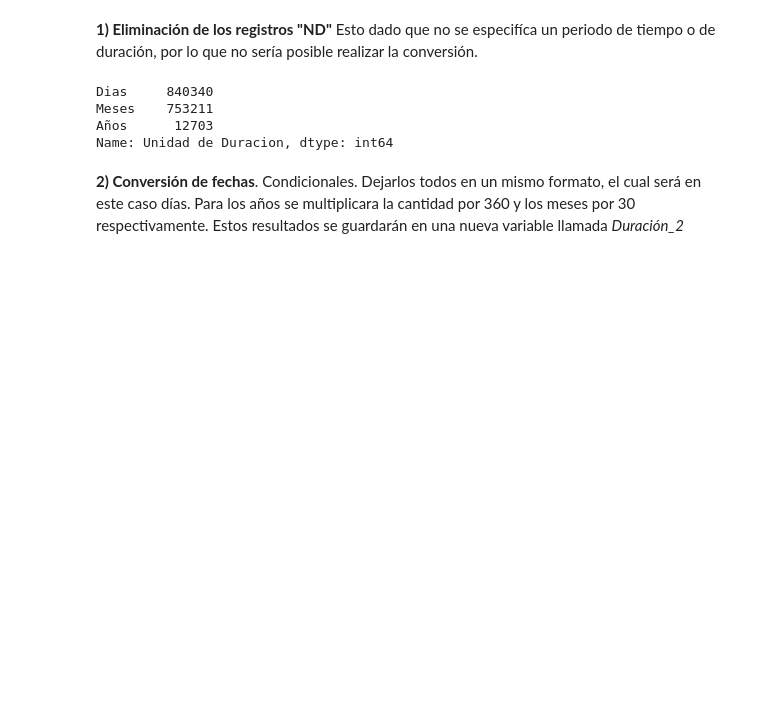
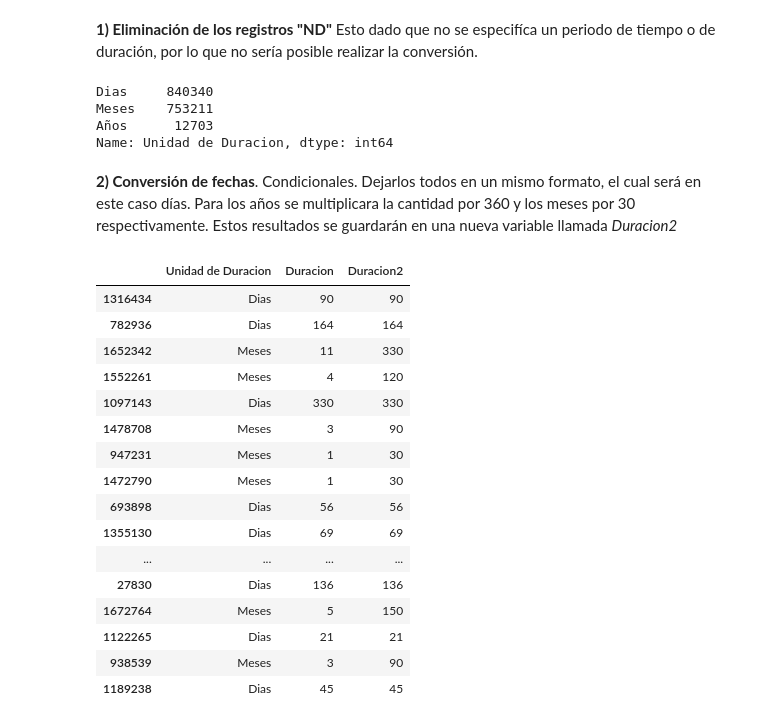
Before and after one commit to JeiberDiaz/1.-Talleres-visualizaci-n, a Jupyter notebook: Taller2_Limpieza_Transformacion_Datos.ipynb, the cells around one changed output. Cells and saved outputs as stored; diff of their text form; code cells hidden in the pictures; blank space fills up the shorter version.

```diff
--- a/Taller2_Limpieza_Transformacion_Datos.ipynb
+++ b/Taller2_Limpieza_Transformacion_Datos.ipynb
@@ -265,10 +269,28 @@ Meses    753211
 Años      12703
 Name: Unidad de Duracion, dtype: int64
 # %% [markdown]
-**2) Conversión de fechas**. Condicionales. Dejarlos todos en un mismo formato, el cual será en este caso días. Para los años se multiplicara la cantidad por 360 y los meses por 30 respectivamente. Estos resultados se guardarán en una nueva variable llamada *Duración_2*
+**2) Conversión de fechas**. Condicionales. Dejarlos todos en un mismo formato, el cual será en este caso días. Para los años se multiplicara la cantidad por 360 y los meses por 30 respectivamente. Estos resultados se guardarán en una nueva variable llamada *Duracion2*
 # %%
-df_consistency_SECOP['Duración_2'] = np.where(df_consistency_SECOP['Unidad de Duracion'] == "Dias", df_consistency_SECOP['Duracion'],
+df_consistency_SECOP['Duracion2'] = np.where(df_consistency_SECOP['Unidad de Duracion'] == "Dias", df_consistency_SECOP['Duracion'],
                                               np.where(df_consistency_SECOP['Unidad de Duracion'] == "Meses", df_consistency_SECOP['Duracion']*30,
                                                        np.where(df_consistency_SECOP['Unidad de Duracion'] == "Años", df_consistency_SECOP['Duracion']*360, "otro")))
 # %%
-df_consistency_SECOP.sample(20)
+df_consistency_SECOP[['Unidad de Duracion','Duracion','Duracion2']].sample(20)
+# %% [output]
+|  | Unidad de Duracion | Duracion | Duracion2 |
+| 1316434 | Dias | 90 | 90 |
+| 782936 | Dias | 164 | 164 |
+| 1652342 | Meses | 11 | 330 |
+| 1552261 | Meses | 4 | 120 |
+| 1097143 | Dias | 330 | 330 |
+| 1478708 | Meses | 3 | 90 |
+| 947231 | Meses | 1 | 30 |
+| 1472790 | Meses | 1 | 30 |
+| 693898 | Dias | 56 | 56 |
+| 1355130 | Dias | 69 | 69 |
+| ... | ... | ... | ... |
+| 27830 | Dias | 136 | 136 |
+| 1672764 | Meses | 5 | 150 |
+| 1122265 | Dias | 21 | 21 |
+| 938539 | Meses | 3 | 90 |
+| 1189238 | Dias | 45 | 45 |
```
Also changed, not shown: parts of 2 cells of this notebook, 1 other file.
